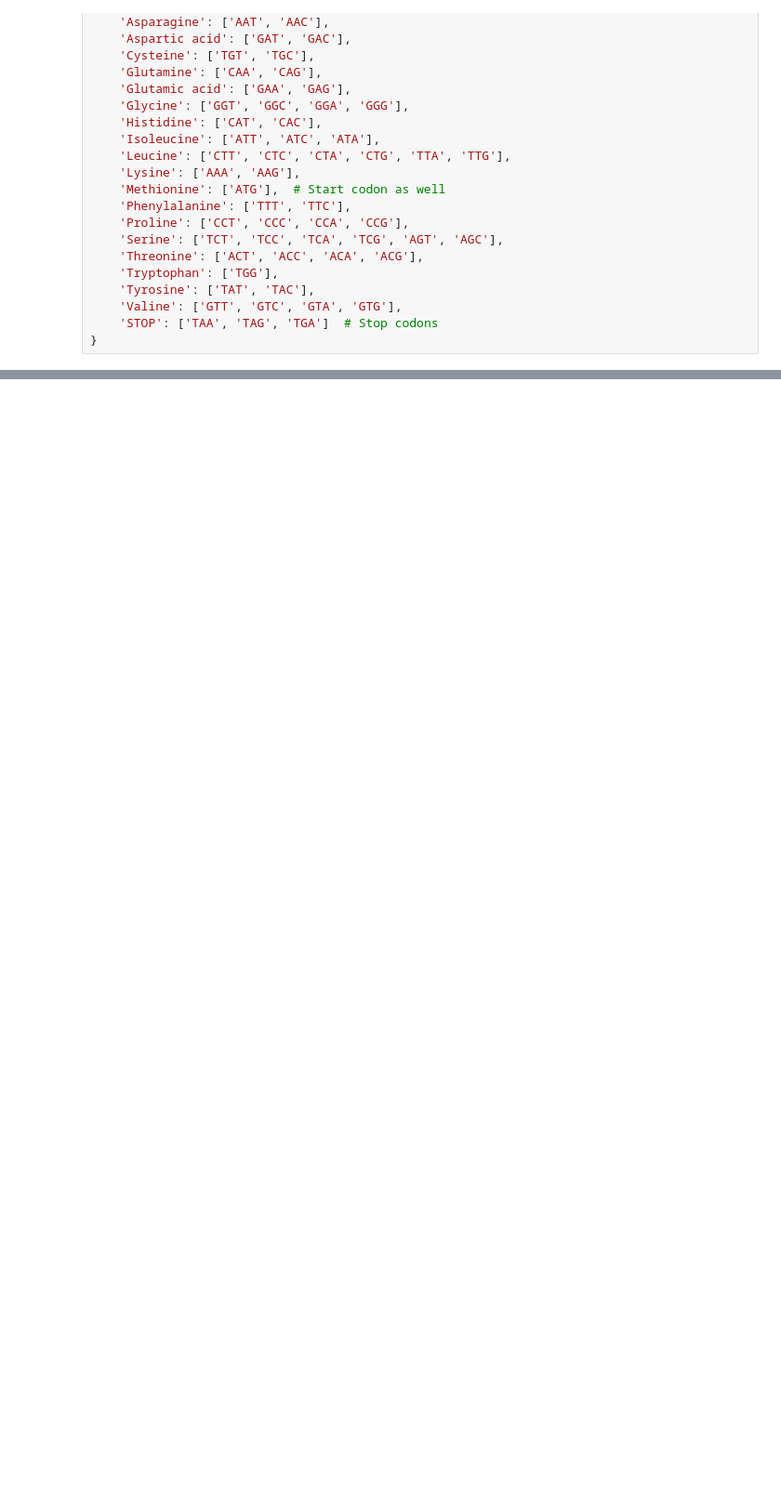
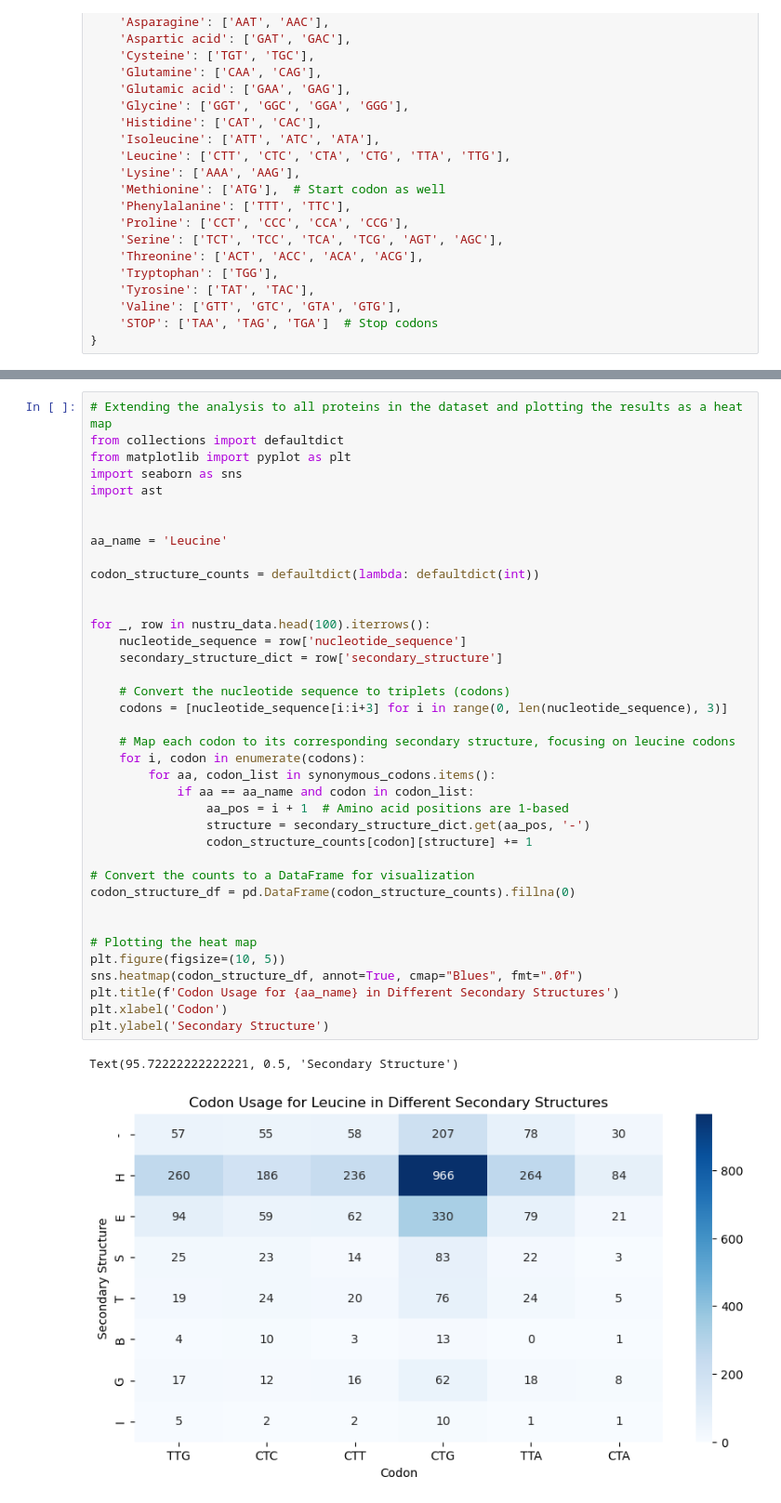
Before and after one commit to dominiquefastus/NuStru-CodonAnalysis, a Jupyter notebook: nustruMOTIF/correlation_analysis_ecoli.ipynb, the cells around one changed output, grey strips where cells are left out. Shown at 93% size. Cells and saved outputs as stored; diff of their text form; blank space fills up the shorter version.

```diff
--- a/nustruMOTIF/correlation_analysis_ecoli.ipynb
+++ b/nustruMOTIF/correlation_analysis_ecoli.ipynb
@@ -78 +227,42 @@ with open('/Users/dominiquefastus/master_project/NuStru/nustruDB/filtered_NEW_EC
+# %%
+# Extending the analysis to all proteins in the dataset and plotting the results as a heat map
+from collections import defaultdict
+from matplotlib import pyplot as plt
+import seaborn as sns
+import ast
+
+
+aa_name = 'Leucine'
+
+codon_structure_counts = defaultdict(lambda: defaultdict(int))
+
+
+for _, row in nustru_data.head(100).iterrows():
+    nucleotide_sequence = row['nucleotide_sequence']
+    secondary_structure_dict = row['secondary_structure']
+
+    # Convert the nucleotide sequence to triplets (codons)
+    codons = [nucleotide_sequence[i:i+3] for i in range(0, len(nucleotide_sequence), 3)]
+
+    # Map each codon to its corresponding secondary structure, focusing on leucine codons
+    for i, codon in enumerate(codons):
+        for aa, codon_list in synonymous_codons.items():
+            if aa == aa_name and codon in codon_list:
+                aa_pos = i + 1  # Amino acid positions are 1-based
+                structure = secondary_structure_dict.get(aa_pos, '-')
+                codon_structure_counts[codon][structure] += 1
+
+# Convert the counts to a DataFrame for visualization
+codon_structure_df = pd.DataFrame(codon_structure_counts).fillna(0)
+
+
+# Plotting the heat map
+plt.figure(figsize=(10, 5))
+sns.heatmap(codon_structure_df, annot=True, cmap="Blues", fmt=".0f")
+plt.title(f'Codon Usage for {aa_name} in Different Secondary Structures')
+plt.xlabel('Codon')
+plt.ylabel('Secondary Structure')
+# %% [output]
+Text(95.72222222222221, 0.5, 'Secondary Structure')
+[figure, added]
 # %%
```
Also changed, not shown: parts of 17 cells of this notebook.
